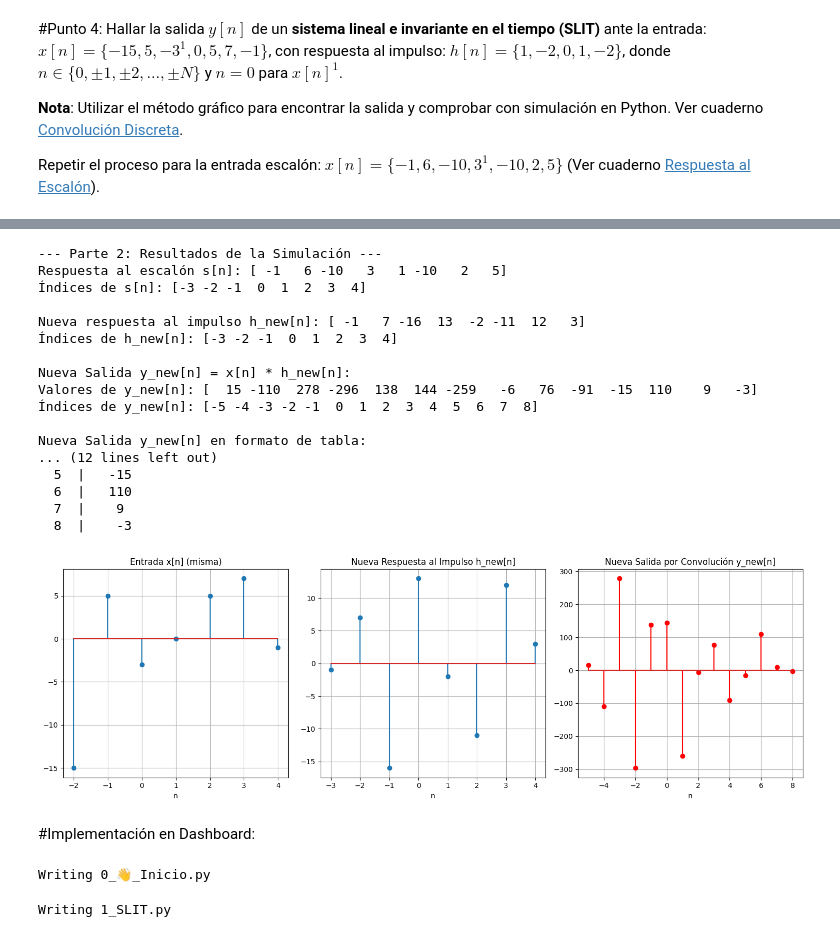
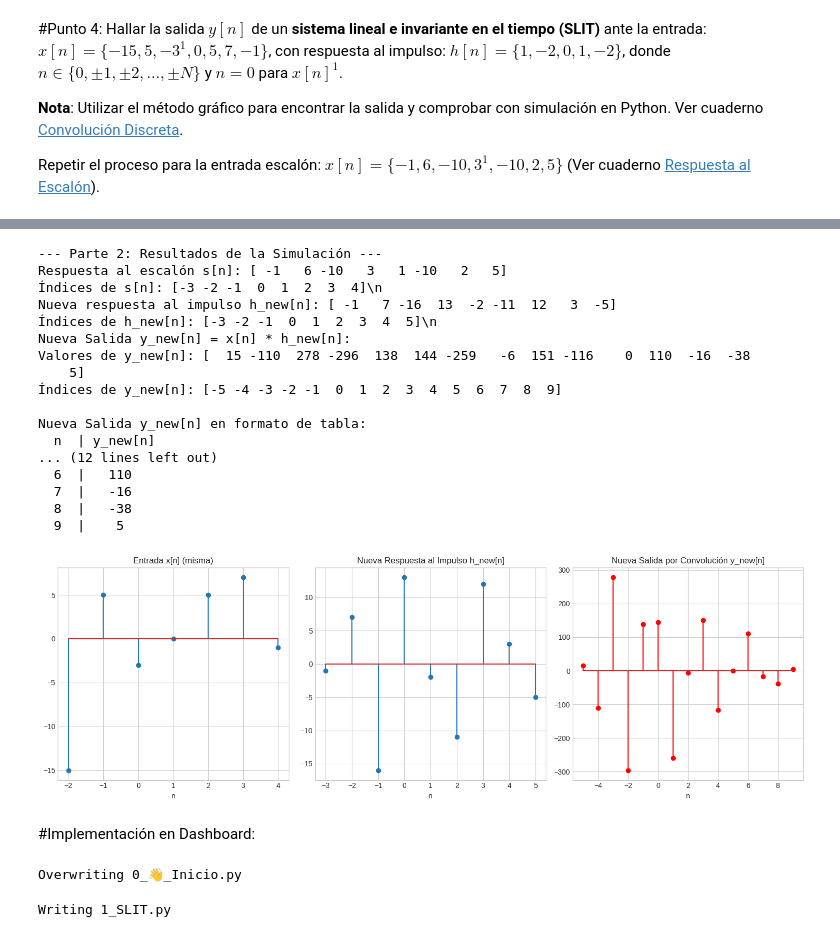
Before and after one commit to jomendietad/SenalesYSistemas, a Jupyter notebook: Talleres/Taller2SyS_Laplace.ipynb, the cells around one changed output, grey strips where cells are left out. Cells and saved outputs as stored; diff of their text form; code cells hidden in the pictures.

```diff
--- a/Talleres/Taller2SyS_Laplace.ipynb
+++ b/Talleres/Taller2SyS_Laplace.ipynb
@@ -463,22 +471,22 @@ Vamos a calcular $h_{new}[n]$ usando la fórmula. Asumiremos que $s[n] = 0$ para
 
 Ahora que tenemos $h_{new}[n]$, realizamos la convolución $y_{new}[n] = x[n]  h_{new}[n]$. Lo haremos directamente con Python.
 # %%
-# --- Parte 2: Simulación ---
+# --- Parte 2: Simulación ---\n",
+# La entrada x[n] es la misma que en la Parte 1\n",
+# x_vals = np.array([-15, 5, -3, 0, 5, 7, -1])\n",
+# n_x_start = -2\n",
+# n_x = np.arange(n_x_start, n_x_start + len(x_vals))\n",
 
-# La entrada x[n] es la misma que en la Parte 1
-# x_vals = np.array([-15, 5, -3, 0, 5, 7, -1])
-# n_x_start = -2
-# n_x = np.arange(n_x_start, n_x_start + len(x_vals))
-
-# Definir la respuesta al escalón s[n]
+# Definir la respuesta al escalón s[n]\n",
 s_vals = np.array([-1, 6, -10, 3, 1, -10, 2, 5])
 n_s_start = -3
 n_s = np.arange(n_s_start, n_s_start + len(s_vals))
 
 # Calcular la nueva respuesta al impulso h_new[n] = s[n] - s[n-1]
 # np.diff calcula la diferencia entre elementos consecutivos.
-# Usamos prepend=0 para simular s[-4]=0
-h_new_vals = np.diff(s_vals, prepend=0)
+# Se añade el último término h[5] = s[5] - s[4] = 0 - 5 = -5
+h_temp = np.diff(s_vals, prepend=0)
+h_new_vals = np.append(h_temp, 0 - s_vals[-1])
 n_h_new_start = n_s_start # El índice de inicio es el mismo que el de s[n]
 n_h_new = np.arange(n_h_new_start, n_h_new_start + len(h_new_vals))
 
@@ -492,9 +500,9 @@ n_y_new = np.arange(n_y_new_start, n_y_new_start + len(y_new_vals))
 # --- Imprimir resultados ---
 print("--- Parte 2: Resultados de la Simulación ---")
 print(f"Respuesta al escalón s[n]: {s_vals}")
-print(f"Índices de s[n]: {n_s}\n")
+print(f"Índices de s[n]: {n_s}\\n")
 print(f"Nueva respuesta al impulso h_new[n]: {h_new_vals}")
-print(f"Índices de h_new[n]: {n_h_new}\n")
+print(f"Índices de h_new[n]: {n_h_new}\\n")
 print("Nueva Salida y_new[n] = x[n] * h_new[n]:")
 print(f"Valores de y_new[n]: {y_new_vals}")
 print(f"Índices de y_new[n]: {n_y_new}")
@@ -510,44 +518,44 @@ for n, y in zip(n_y_new, y_new_vals):
 plt.figure(figsize=(15, 5))
 
 plt.subplot(1, 3, 1)
 plt.stem(n_x, x_vals)
 plt.title('Entrada x[n] (misma)')
 plt.xlabel('n')
 plt.grid(True)
 
 plt.subplot(1, 3, 2)
 plt.stem(n_h_new, h_new_vals)
 plt.title('Nueva Respuesta al Impulso h_new[n]')
 plt.xlabel('n')
 plt.grid(True)
 
 plt.subplot(1, 3, 3)
 plt.stem(n_y_new, y_new_vals, linefmt='r-', markerfmt='ro')
 plt.title('Nueva Salida por Convolución y_new[n]')
 plt.xlabel('n')
 plt.grid(True)
 
 plt.tight_layout()
 plt.show()
 # %% [output]
 --- Parte 2: Resultados de la Simulación ---
 Respuesta al escalón s[n]: [ -1   6 -10   3   1 -10   2   5]
-Índices de s[n]: [-3 -2 -1  0  1  2  3  4]
-
-Nueva respuesta al impulso h_new[n]: [ -1   7 -16  13  -2 -11  12   3]
-Índices de h_new[n]: [-3 -2 -1  0  1  2  3  4]
-
+Índices de s[n]: [-3 -2 -1  0  1  2  3  4]\n
+Nueva respuesta al impulso h_new[n]: [ -1   7 -16  13  -2 -11  12   3  -5]
+Índices de h_new[n]: [-3 -2 -1  0  1  2  3  4  5]\n
 Nueva Salida y_new[n] = x[n] * h_new[n]:
-Valores de y_new[n]: [  15 -110  278 -296  138  144 -259   -6   76  -91  -15  110    9   -3]
-Índices de y_new[n]: [-5 -4 -3 -2 -1  0  1  2  3  4  5  6  7  8]
+Valores de y_new[n]: [  15 -110  278 -296  138  144 -259   -6  151 -116    0  110  -16  -38
+    5]
+Índices de y_new[n]: [-5 -4 -3 -2 -1  0  1  2  3  4  5  6  7  8  9]
 
 Nueva Salida y_new[n] en formato de tabla:
+  n  | y_new[n]
 ... (12 lines left out)
-  5  |   -15
   6  |   110
-  7  |    9
-  8  |    -3
+  7  |   -16
+  8  |   -38
+  9  |    5
-[figure, old version]
+[figure, new version]
 # %% [markdown]
 #Implementación en Dashboard:
 # %%
@@ -613,7 +621,7 @@ st.markdown(
 
 st.latex(r"\{-1, 6, -10, 3^\dagger, 1, -10, 2, 5\}")
 # %% [output]
-Writing 0_👋_Inicio.py
+Overwriting 0_👋_Inicio.py
 # %%
 %%writefile 1_SLIT.py
 
```
Also changed, not shown: parts of 10 cells of this notebook.
